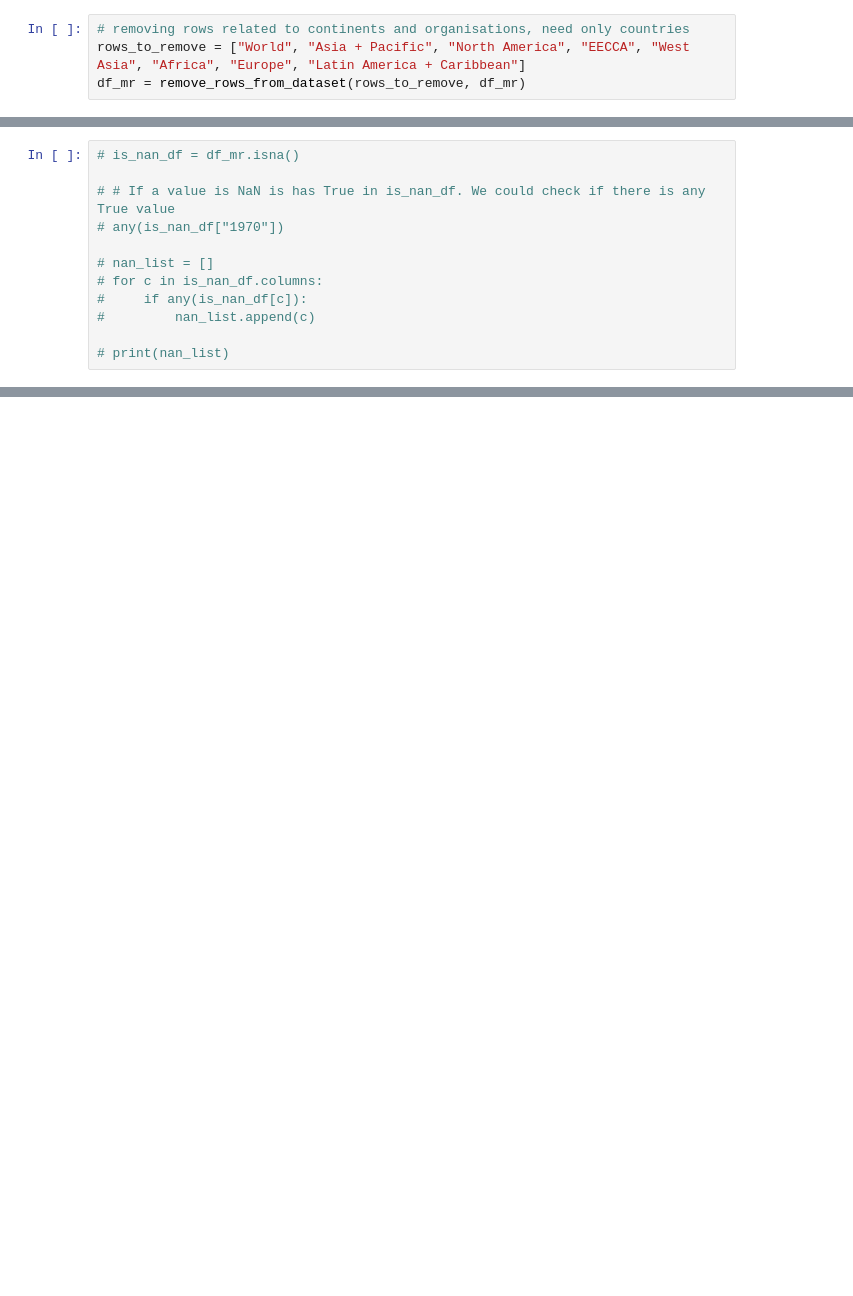
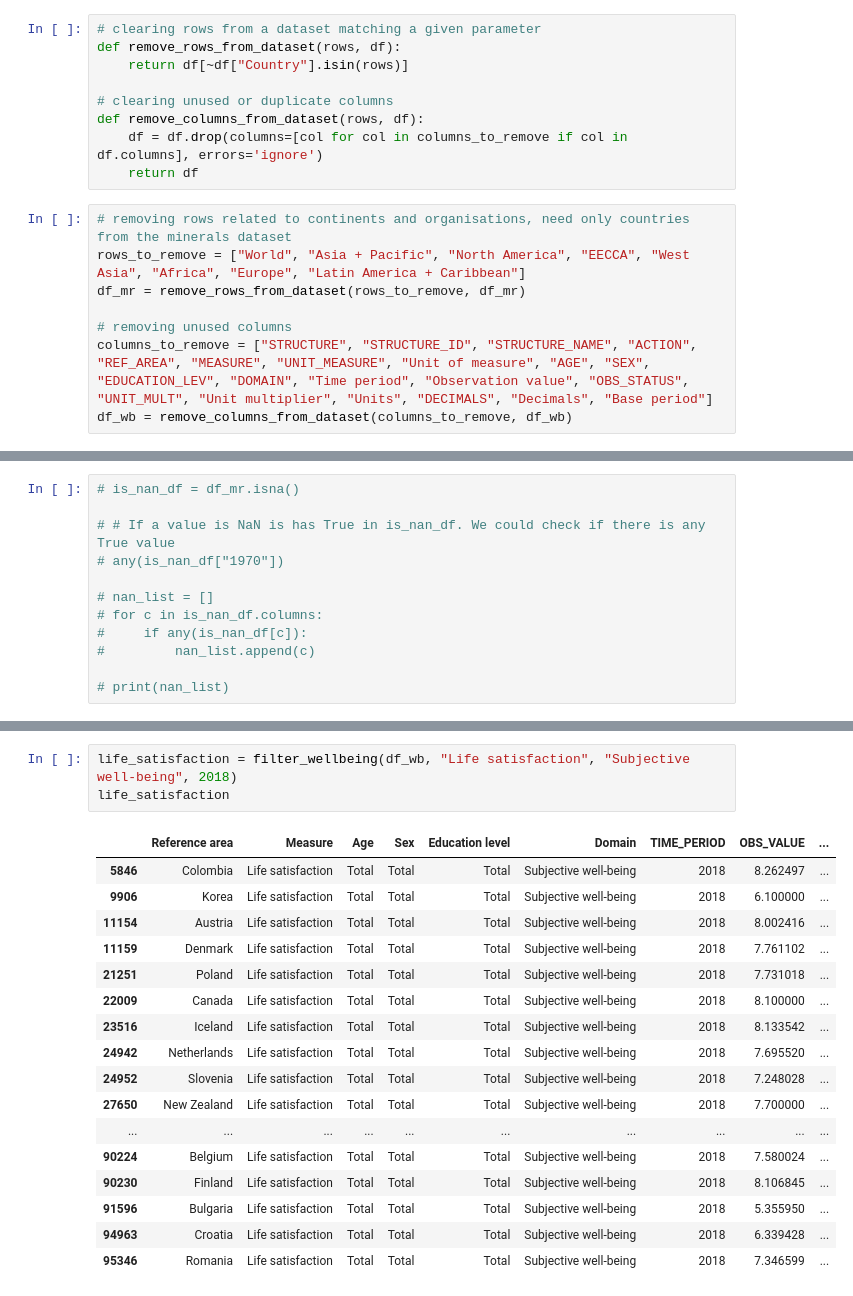
Before and after one commit to OrionFlame1/dataViz, a Jupyter notebook: Main_great.ipynb, the cells around one changed output, grey strips where cells are left out. Saved outputs shown, nothing was run; the diff lists cells and outputs as text; blank space fills up the shorter version.

```diff
--- a/Main_great.ipynb
+++ b/Main_great.ipynb
@@ -110,5 +149,18 @@ def plot_flow_category(data, flow, category, years, ylabel = False, debug = Fals
+# %%
+# clearing rows from a dataset matching a given parameter
+def remove_rows_from_dataset(rows, df):
+    return df[~df["Country"].isin(rows)]
+
+# clearing unused or duplicate columns
+def remove_columns_from_dataset(rows, df):
+    df = df.drop(columns=[col for col in columns_to_remove if col in df.columns], errors='ignore')
+    return df
 # %%
-# removing rows related to continents and organisations, need only countries
+# removing rows related to continents and organisations, need only countries from the minerals dataset
 rows_to_remove = ["World", "Asia + Pacific", "North America", "EECCA", "West Asia", "Africa", "Europe", "Latin America + Caribbean"]
 df_mr = remove_rows_from_dataset(rows_to_remove, df_mr)
+
+# removing unused columns
+columns_to_remove = ["STRUCTURE", "STRUCTURE_ID", "STRUCTURE_NAME", "ACTION", "REF_AREA", "MEASURE", "UNIT_MEASURE", "Unit of measure", "AGE", "SEX", "EDUCATION_LEV", "DOMAIN", "Time period", "Observation value", "OBS_STATUS", "UNIT_MULT", "Unit multiplier", "Units", "DECIMALS", "Decimals", "Base period"]
+df_wb = remove_columns_from_dataset(columns_to_remove, df_wb)
 # %% [markdown]
@@ -127,0 +258,21 @@ df_mr = remove_rows_from_dataset(rows_to_remove, df_mr)
+# %%
+life_satisfaction = filter_wellbeing(df_wb, "Life satisfaction", "Subjective well-being", 2018)
+life_satisfaction
+# %% [output]
+|  | Reference area | Measure | Age | Sex | Education level | Domain | TIME_PERIOD | OBS_VALUE | ... |
+| 5846 | Colombia | Life satisfaction | Total | Total | Total | Subjective well-being | 2018 | 8.262497 | ... |
+| 9906 | Korea | Life satisfaction | Total | Total | Total | Subjective well-being | 2018 | 6.100000 | ... |
+| 11154 | Austria | Life satisfaction | Total | Total | Total | Subjective well-being | 2018 | 8.002416 | ... |
+| 11159 | Denmark | Life satisfaction | Total | Total | Total | Subjective well-being | 2018 | 7.761102 | ... |
+| 21251 | Poland | Life satisfaction | Total | Total | Total | Subjective well-being | 2018 | 7.731018 | ... |
+| 22009 | Canada | Life satisfaction | Total | Total | Total | Subjective well-being | 2018 | 8.100000 | ... |
+| 23516 | Iceland | Life satisfaction | Total | Total | Total | Subjective well-being | 2018 | 8.133542 | ... |
+| 24942 | Netherlands | Life satisfaction | Total | Total | Total | Subjective well-being | 2018 | 7.695520 | ... |
+| 24952 | Slovenia | Life satisfaction | Total | Total | Total | Subjective well-being | 2018 | 7.248028 | ... |
+| 27650 | New Zealand | Life satisfaction | Total | Total | Total | Subjective well-being | 2018 | 7.700000 | ... |
+| ... | ... | ... | ... | ... | ... | ... | ... | ... | ... |
+| 90224 | Belgium | Life satisfaction | Total | Total | Total | Subjective well-being | 2018 | 7.580024 | ... |
+| 90230 | Finland | Life satisfaction | Total | Total | Total | Subjective well-being | 2018 | 8.106845 | ... |
+| 91596 | Bulgaria | Life satisfaction | Total | Total | Total | Subjective well-being | 2018 | 5.355950 | ... |
+| 94963 | Croatia | Life satisfaction | Total | Total | Total | Subjective well-being | 2018 | 6.339428 | ... |
+| 95346 | Romania | Life satisfaction | Total | Total | Total | Subjective well-being | 2018 | 7.346599 | ... |
```
Also changed, not shown: parts of 23 cells of this notebook, 8 other files.
